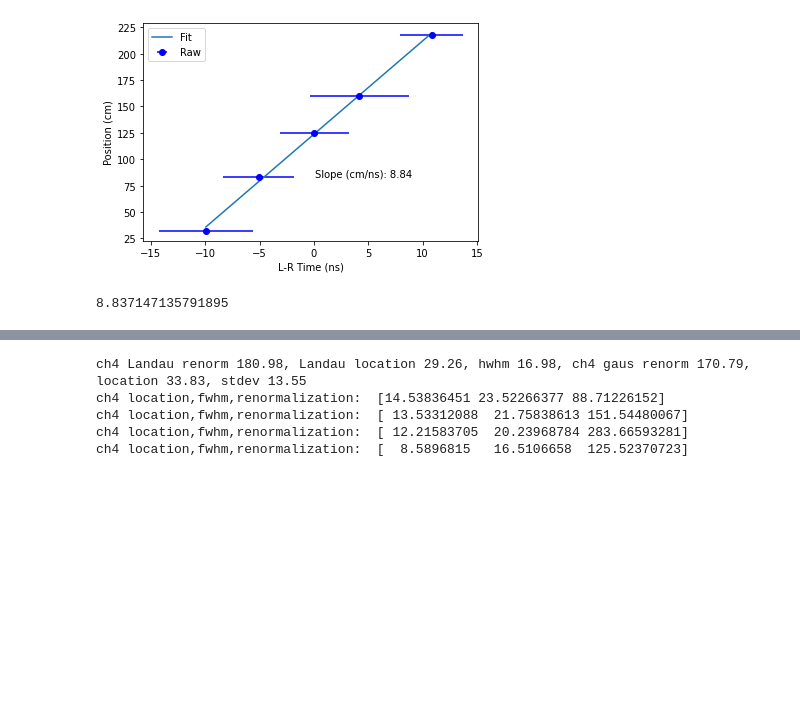
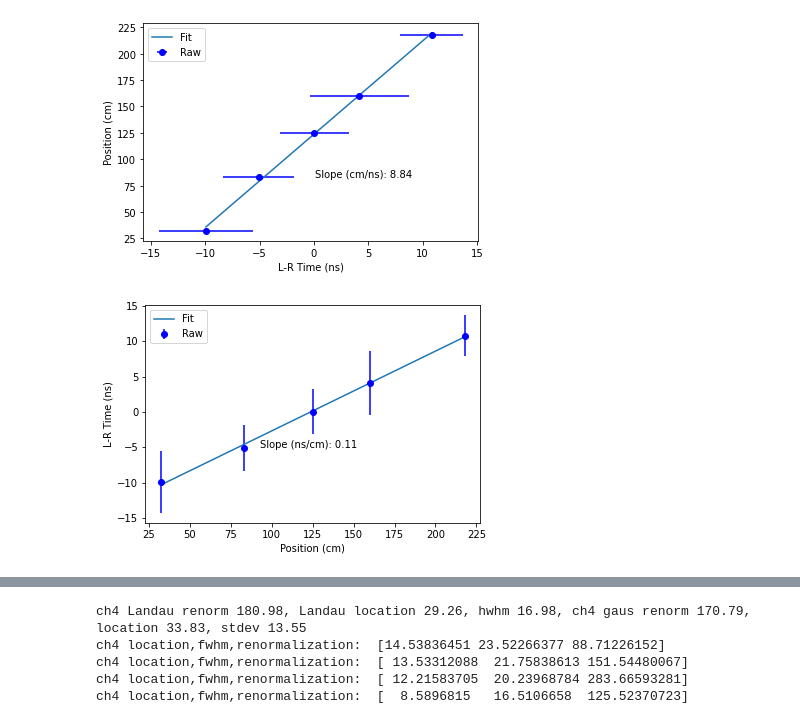
Before and after one commit to peckalec/SiPM-Studies, a Jupyter notebook: SingleBarCosmics.ipynb, the cells around one changed output, grey strips where cells are left out. Saved outputs shown, nothing was run; the diff lists cells and outputs as text; code cells hidden in the pictures; blank space fills up the shorter version.

```diff
--- a/SingleBarCosmics.ipynb
+++ b/SingleBarCosmics.ipynb
@@ -497,19 +489,19 @@ plt.show()
 # %% [output]
 [figure]
 # %%
-x = [10.82462155, 4.15287421, 3.78234934e-02, -5.09391334, -9.94047835]
+y = [10.82462155, 4.15287421, 3.78234934e-02, -5.09391334, -9.94047835]
 err = [2.88512896, 4.55719541, 3.17012804, 3.25942343, 4.35731598]
-y = [232-14,174-14,139-14,97-14,46-14]
+x = [232-14,174-14,139-14,97-14,46-14]
 
-plt.errorbar(x,y,xerr = err,fmt = 'o', color = "blue", ecolor = "blue", label = "Raw")
+plt.errorbar(x,y,yerr = err,fmt = 'o', color = "blue", ecolor = "blue", label = "Raw")
 p = np.polyfit(x,y,1)
 plt.plot(x,np.array(x)*p[0]+p[1],label = "Fit")
-plt.xlabel("L-R Time (ns)")
-plt.ylabel("Position (cm)")
-plt.annotate(str(f"Slope (cm/ns): {p[0]:.2f}"), xy = (x[-1] + 10, y[-2]))
+plt.ylabel("L-R Time (ns)")
+plt.xlabel("Position (cm)")
+plt.annotate(str(f"Slope (ns/cm): {p[0]:.2f}"), xy = (x[-2] + 10, y[-2]))
 plt.legend()
 plt.show()
 # %% [output]
-8.837147135791895
+[figure, added]
 # %%
 #calculate residuals for each of the five locations and in total
```
Also changed, not shown: parts of 17 cells of this notebook.
